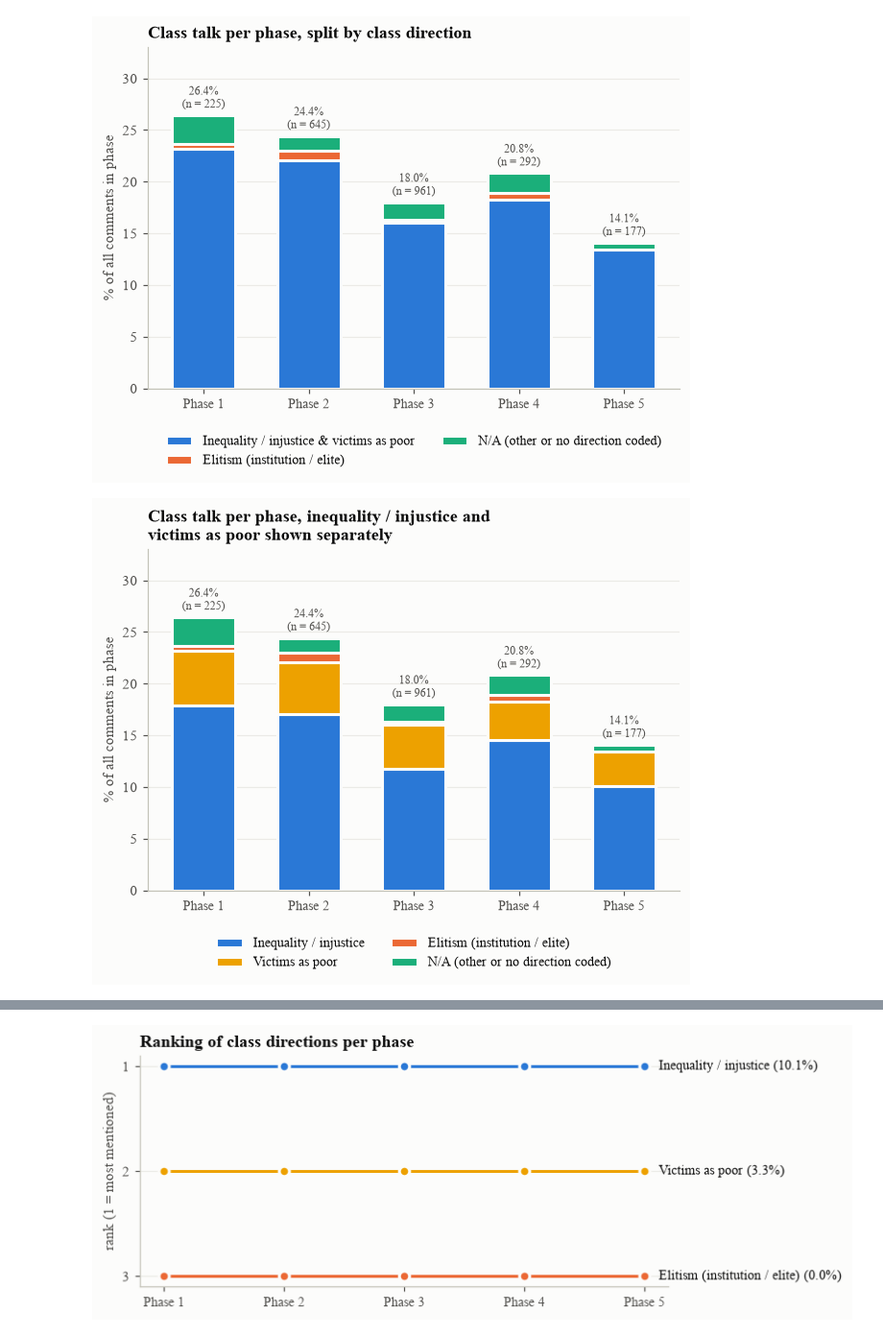
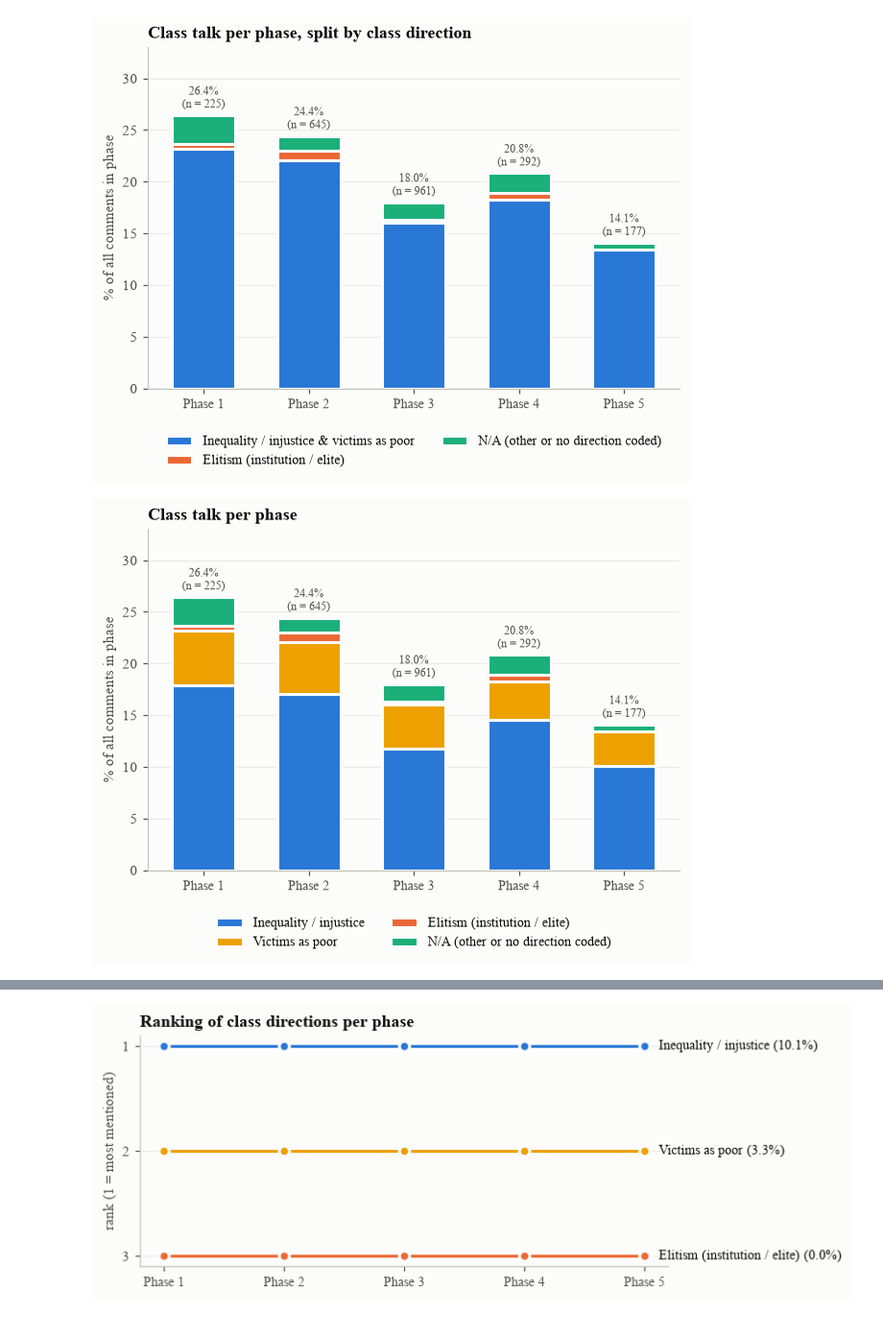
Before and after one commit to mbchavez27/crisis-management-analysis, a Jupyter notebook: 04-statistical-analysis/notebooks/03-findings.ipynb, the cells around one changed output, grey strips where cells are left out. Shown at 96% size. Cells and saved outputs as stored; diff of their text form; code cells hidden in the pictures.

Commit message:
feat(findings): shorten split class chart title to 'Class talk per phase'

```diff
--- a/04-statistical-analysis/notebooks/03-findings.ipynb
+++ b/04-statistical-analysis/notebooks/03-findings.ipynb
@@ -641,17 +641,16 @@ class_bars(cls_end.loc[list(CLASS_THEMES.values())], [SERIES[0], SERIES[1], SERI
 # %%
 # Same chart with inequality / injustice and victims as poor shown separately
 SPLIT = {"INEQUALITY_JUSTICE": "Inequality / injustice", "VICTIMS_POOR": "Victims as poor",
          "ELITISM": CLASS_THEMES["ELITISM"], "NA": CLASS_THEMES["NA"]}
 for k in ["INEQUALITY_JUSTICE", "VICTIMS_POOR"]:
     df[f"CLS_{k}"] = df.CLASS_DIRECTION.eq(k).astype(int)
 cls_split = endurance(df, [f"CLS_{k}" for k in SPLIT], {f"CLS_{k}": v for k, v in SPLIT.items()})
 cls_split.to_csv(OUT / "rq2_class_themes_split_by_phase.csv")
 class_bars(cls_split.loc[list(SPLIT.values())], [SERIES[0], SERIES[3], SERIES[1], SERIES[2]],
-           "Class talk per phase, inequality / injustice and\nvictims as poor shown separately",
-           "rq2_class_themes_split")
+           "Class talk per phase", "rq2_class_themes_split")
 show(cls_split)
 # %% [output]
-[figure, old version]
+[figure, new version]
 |  | total | overall_% | Phase 1 | Phase 2 | Phase 3 | Phase 4 | Phase 5 | change_pp | cramers_v | p_holm | ... |
 | item |  |  |  |  |  |  |  |  |  |  | ... |
 | Inequality / injustice | 1558 | 13.6 | 17.9 | 17.1 | 11.7 | 14.6 | 10.1 | -7.7 | 0.078 | 8.22e-14 | ... |
```
Also changed, not shown: 1 other file.
